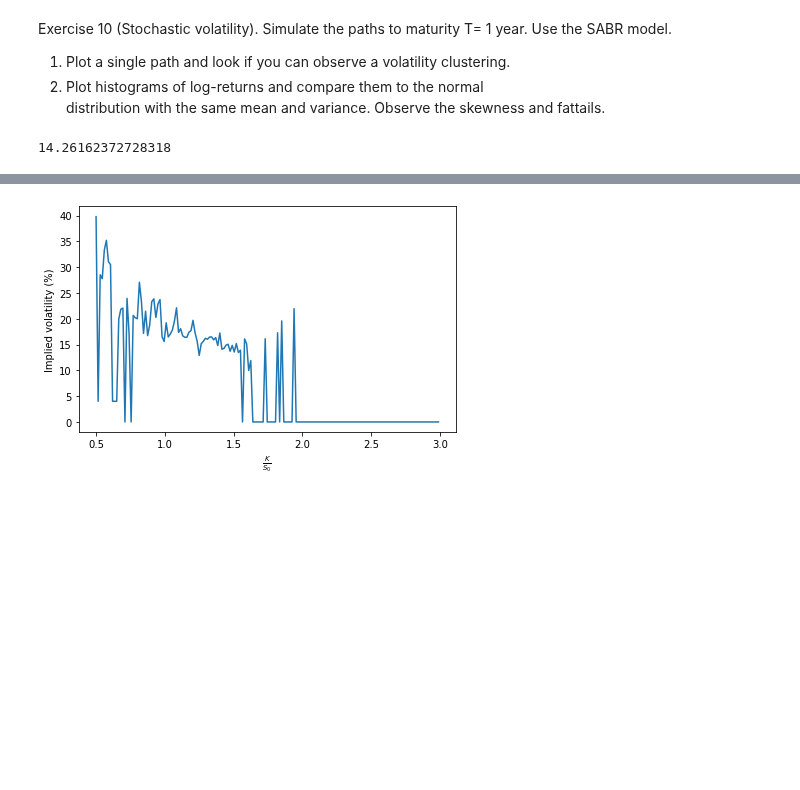
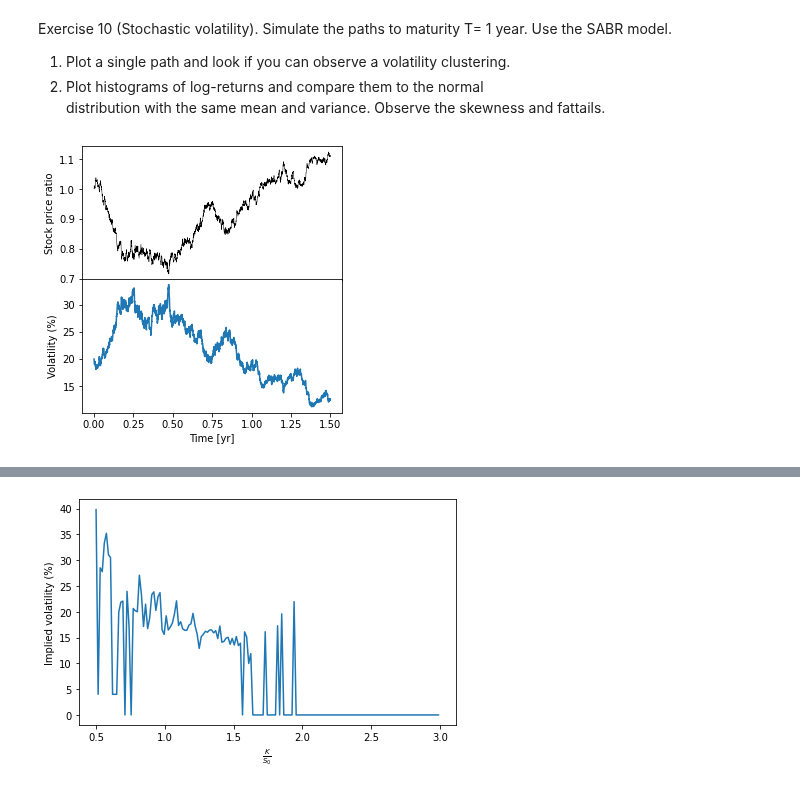
Before and after one commit to WillemJan9519/SPFDM-2, a Jupyter notebook: SPFDM 2.ipynb, the cells around one changed output, grey strips where cells are left out. Drawn from its saved outputs; the diff is of its cells as text; code cells hidden in the pictures; blank space fills up the shorter version.

Commit message:
Updated plot of single path

```diff
--- a/SPFDM 2.ipynb
+++ b/SPFDM 2.ipynb
@@ -85,21 +85,6 @@ class StochVol():
             prices[i+1] = ft[i+1]*np.exp(-self.rf*(self.T - (i+1)*self.dT))
         return prices, st
 
-    def plot_single(self, filename=None):
-        """Plot a single realization"""
-        prices, volatilities = self.simulate()
-        timearr = np.arange(0,self.T,self.dT)
-        plt.plot(timearr,prices,color='black',lw=0.5)
-        # plot horitontal line at long term mean
-#         plt.axhline(self.ltm,ls='--',color='black',lw=1)
-        plt.xlabel('Time [yr]')
-        plt.ylabel('Stock price [USD]')
-        plt.tight_layout()
-        if filename:
-            plt.savefig(filename)
-        plt.show()
-        plt.plot(volatilities)
-        plt.show()
 
     def simulate_many(self):
         """Simulate Npaths for Nsteps"""
@@ -245,15 +230,26 @@ class StochVol():
                                                  call_put='put') for strike in strikerange])
 
         # Start plotting
-        fig, ax = plt.subplots()
-        ax.plot(strikerange,SABRcall, label='SABR Call')
-        ax.plot(strikerange,SABRput,  label='SABR Put')
-        ax.plot(strikerange,BScall,   label='BS Call')
-        ax.plot(strikerange,BSput,    label='BS Put')
-        ax.set_xlabel(r'$\frac{K}{S_0}$')
-        ax.set_ylabel('Option price')
-        plt.legend()
-        plt.tight_layout()
+        fig, (a0, a1) = plt.subplots(2, 1, gridspec_kw={'height_ratios': [3, 1]},figsize=(5,3.7),sharex=True)
+        a0.plot(ratiorange,SABRcall, label='SABR Call',color='green',ls='--')
+        a0.plot(ratiorange,SABRput,  label='SABR Put',color='green')
+        a0.plot(ratiorange,BScall,   label='BS Call',color='red',ls='--')
+        a0.plot(ratiorange,BSput,    label='BS Put',color='red')
+        a0.set_ylim(-50,1100)
+        a0.axhline(0,ls='dotted',lw=1,color='black')
+        a0.axvline(1,lw=1,color='black')
+        a0.set_ylabel('Option price [USD]')
+        a1.plot(ratiorange, SABRcall-BScall.flatten(),color='green',ls='--',label='Call')
+        a1.plot(ratiorange, SABRput-BSput.flatten(),color='red',label='Put')
+        a1.set_xlabel(r'$\frac{K}{S_0}$')
+        a1.set_ylabel(r'$\Delta$ [USD]')
+        a0.legend()
+        a1.axhline(0,ls='dotted',lw=1,color='black')
+        a1.legend()
+        a1.axvline(1,lw=1,color='black')
+        a1.set_ylim(-75,75)
+        plt.tight_layout(pad=-0.75)
+        plt.savefig('Optionprices_SABR_BS.pdf',bbox_inches='tight')
         plt.show()
 
     def option_price(self, optiontype='call',K=None,retvar=False):
@@ -278,10 +274,32 @@ class StochVol():
             return optionvalue, discounted_var
         return optionvalue
 
-SV = StochVol(1000,10,T=1.5,F=3500, sigma=0.2, alpha=0.5, beta=1, rho=-0.7,K=3500, rf=0)
-np.sqrt(SV.option_price(optiontype='call',K=3500,retvar=True)[1])
+
+    def plot_single(self, filename=None):
+        """Plot a single realization"""
+        prices, volatilities = self.simulate()
+        timearr = np.arange(0,self.T,self.dT)
+
+        fig,(ax1,ax2) = plt.subplots(ncols=1,nrows=2,sharex=True,figsize=(4,4))
+        ax1.plot(timearr,prices/self.S0,color='black',lw=0.5)
+        # plot horitontal line at long term mean
+#         plt.axhline(self.ltm,ls='--',color='black',lw=1)
+
+        ax1.set_ylabel('Stock price ratio')
+
+        ax2.plot(timearr, volatilities*100)
+        ax2.set_ylabel('Volatility (%)')
+        ax2.set_xlabel('Time [yr]')
+        plt.tight_layout(pad=-0.5)
+        if filename:
+            plt.savefig(filename,bbox_inches='tight')
+        plt.show()
+
+SV = StochVol(100000,2500,T=1.5,F=3500, sigma=0.2, alpha=0.5, beta=1, rho=-0.7,K=3500, rf=0)
-# %% [output]
-14.26162372728318
+# %%
+SV.plot_single()
+# %% [output]
+[figure, added]
 # %%
 SV.plot_prices_strikes()
 # %% [output]
```
Also changed, not shown: parts of 2 cells of this notebook.
